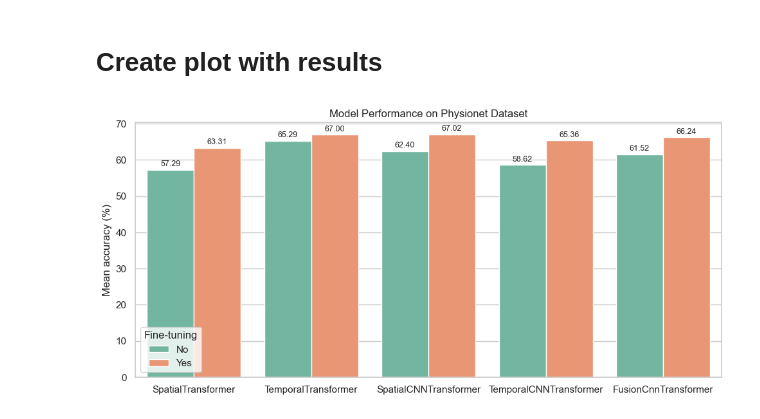
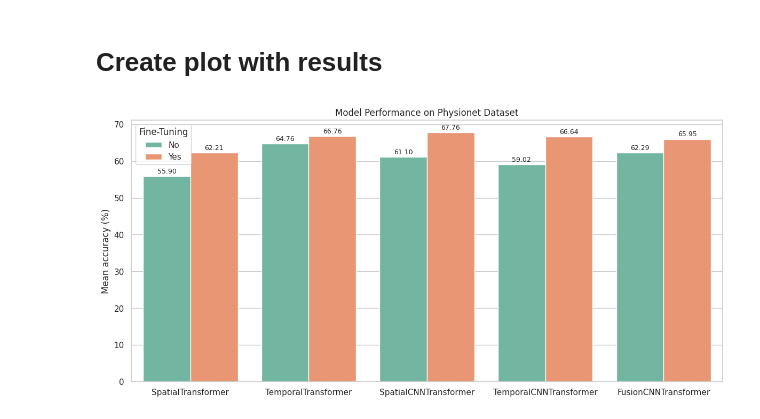
Before and after one commit to ad-jusk/eeg_transformer, a Jupyter notebook: notebooks/transformers_transfer.ipynb, the cells around one changed output. Drawn from its saved outputs; the diff is of its cells as text; code cells hidden in the pictures.

```diff
--- a/notebooks/transformers_transfer.ipynb
+++ b/notebooks/transformers_transfer.ipynb
@@ -636,36 +712,47 @@ plot_data = {
         "TemporalTransformer",
         "SpatialCNNTransformer",
         "SpatialCNNTransformer",
         "TemporalCNNTransformer",
         "TemporalCNNTransformer",
-        "FusionCnnTransformer",
-        "FusionCnnTransformer",
+        "FusionCNNTransformer",
+        "FusionCNNTransformer",
     ],
     "Finetuning": ["No", "Yes"] * 5,
-    "Mean accuracy (%)": [57.29, 63.31, 65.29, 67.00, 62.40, 67.02, 58.62, 65.36, 61.52, 66.24],
+    "Mean accuracy (%)": [
+        model_final_accuracies[f"{ModelType.Spatial}"],
+        model_final_accuracies[f"{ModelType.Spatial}_finetune"],
+        model_final_accuracies[f"{ModelType.Temporal}"],
+        model_final_accuracies[f"{ModelType.Temporal}_finetune"],
+        model_final_accuracies[f"{ModelType.Spatial_CNN}"],
+        model_final_accuracies[f"{ModelType.Spatial_CNN}_finetune"],
+        model_final_accuracies[f"{ModelType.Temporal_CNN}"],
+        model_final_accuracies[f"{ModelType.Temporal_CNN}_finetune"],
+        model_final_accuracies[f"{ModelType.Fusion_CNN}"],
+        model_final_accuracies[f"{ModelType.Fusion_CNN}_finetune"],
+    ],
 }
 
 # Create DataFrame
 df = pd.DataFrame(plot_data)
 
 # Set plot style
 sns.set(style="whitegrid")
 
 # Create bar plot
-plt.figure(figsize=(10, 5))
+plt.figure(figsize=(12, 6))
 barplot = sns.barplot(data=df, x="Model", y="Mean accuracy (%)", hue="Finetuning", palette="Set2")
 
 # Annotate bars with values
 for container in barplot.containers:
     barplot.bar_label(container, fmt="%.2f", label_type="edge", fontsize=9, padding=2)
 
 # Improve layout
 plt.title("Model Performance on Physionet Dataset")
 plt.tight_layout()
 plt.xlabel("")
-plt.legend(title="Fine-tuning")
+plt.legend(title="Fine-Tuning")
 
 # Show plot
 plt.show()
 # %% [output]
-[figure, old version]
+[figure, new version]
```
Also changed, not shown: parts of 8 cells of this notebook, 1 other file.
